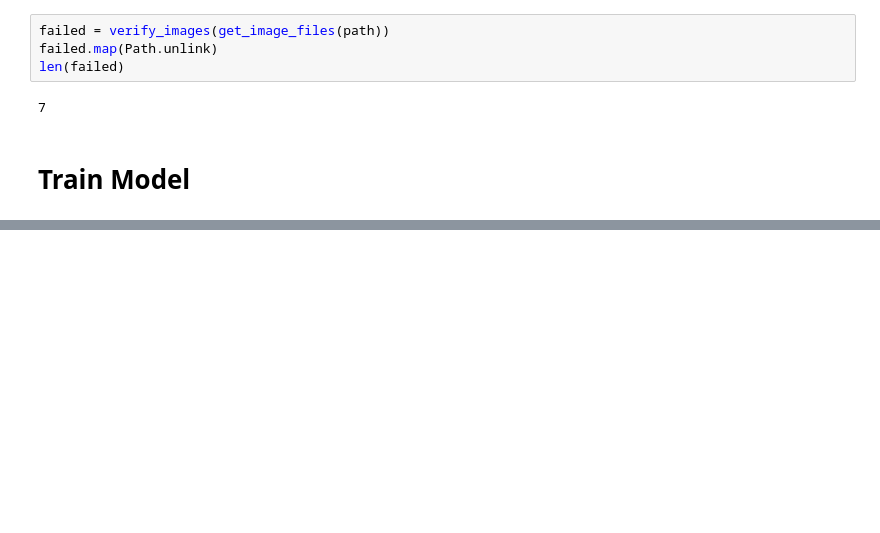
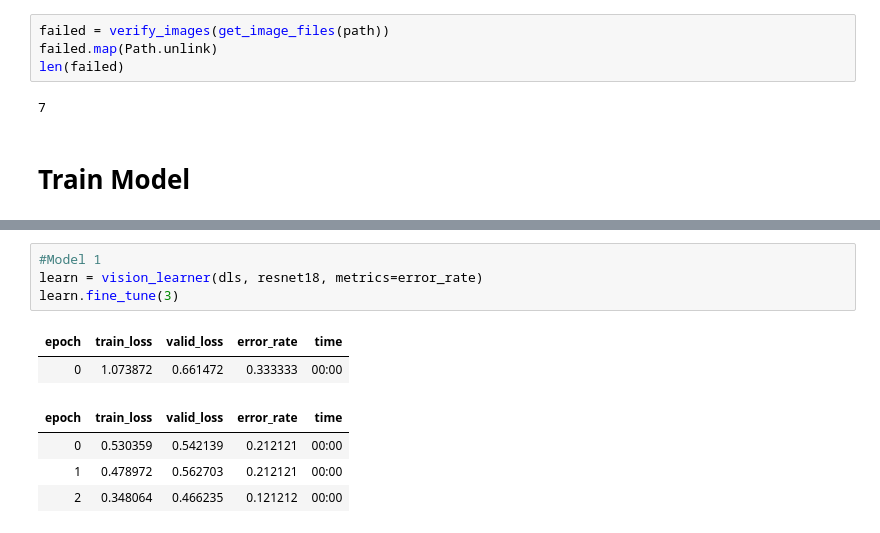
Before and after one commit to jonathanmnovak/hello-world-pytorch-fastai, a Jupyter notebook: Chapter1_Image_Classifier.ipynb, the cells around one changed output, grey strips where cells are left out. Cells and saved outputs as stored; diff of their text form; blank space fills up the shorter version.

```diff
--- a/Chapter1_Image_Classifier.ipynb
+++ b/Chapter1_Image_Classifier.ipynb
@@ -69,0 +95,11 @@ len(failed)
+# %%
+#Model 1
+learn = vision_learner(dls, resnet18, metrics=error_rate)
+learn.fine_tune(3)
+# %% [output]
+| epoch | train_loss | valid_loss | error_rate | time |
+| 0 | 1.073872 | 0.661472 | 0.333333 | 00:00 |
+| epoch | train_loss | valid_loss | error_rate | time |
+| 0 | 0.530359 | 0.542139 | 0.212121 | 00:00 |
+| 1 | 0.478972 | 0.562703 | 0.212121 | 00:00 |
+| 2 | 0.348064 | 0.466235 | 0.121212 | 00:00 |
```
Also changed, not shown: parts of 9 cells of this notebook.
